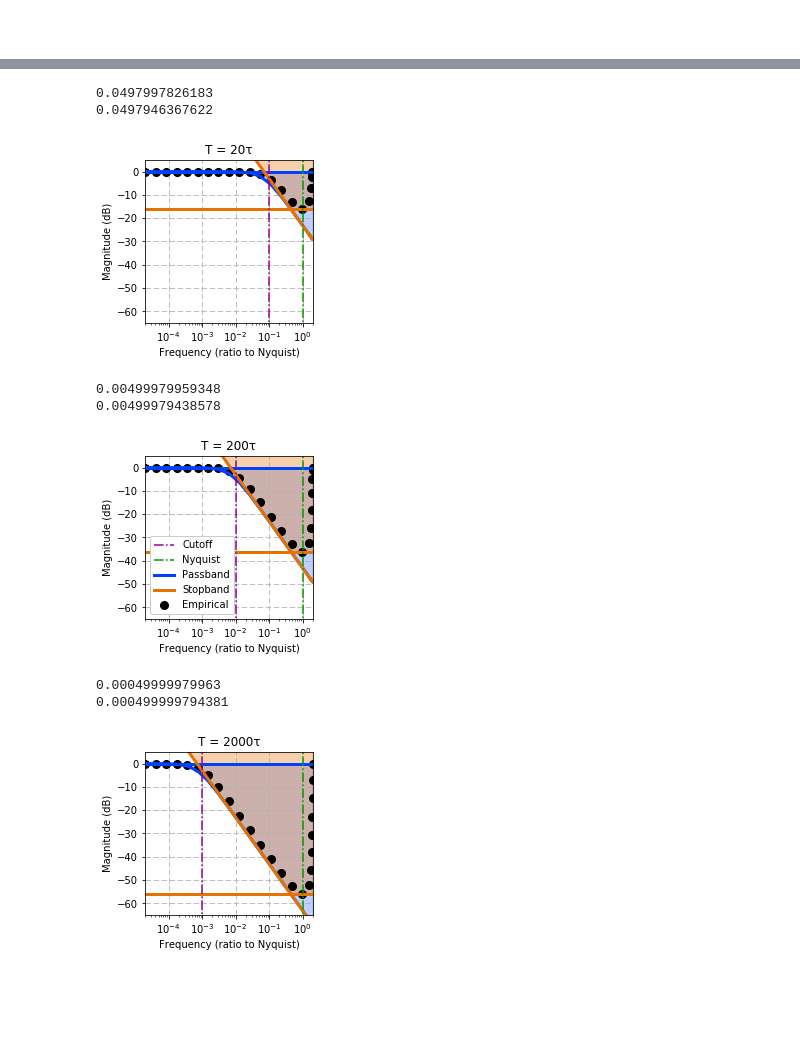
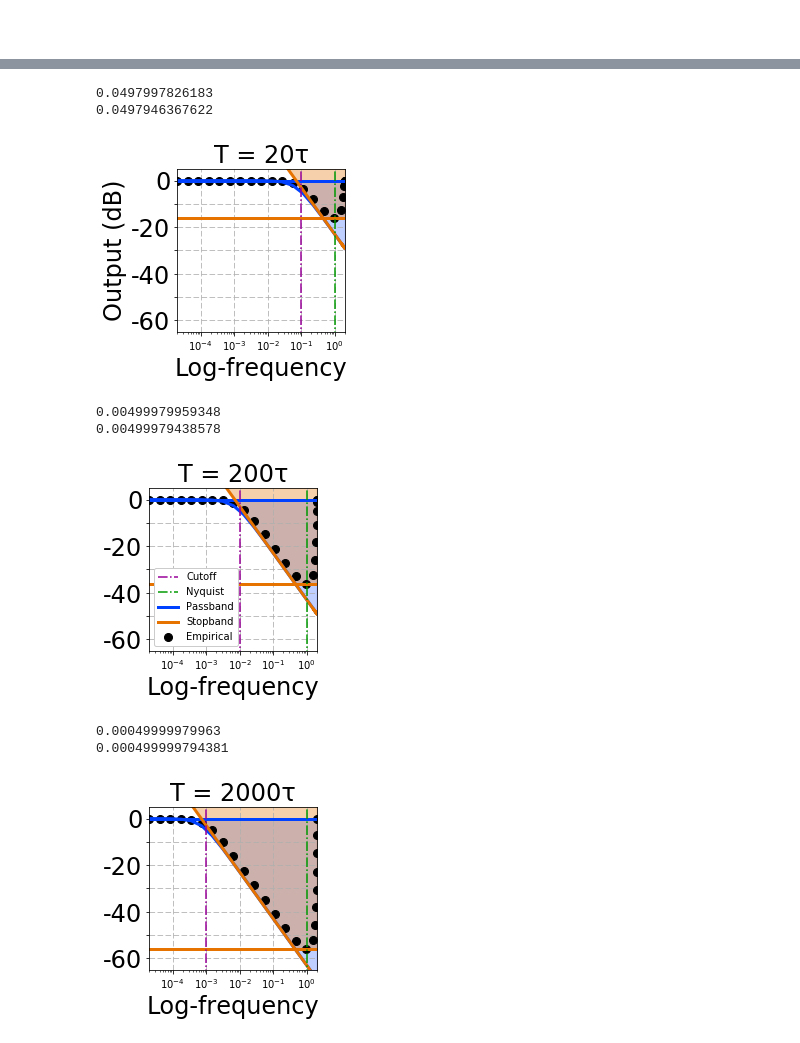
Before and after one commit to BirdVox/lostanlen_spl2018, a Jupyter notebook: pcen_asymptotics.ipynb, the cells around one changed output, grey strips where cells are left out. Cells and saved outputs as stored; diff of their text form; code cells hidden in the pictures; blank space fills up the shorter version.

```diff
--- a/pcen_asymptotics.ipynb
+++ b/pcen_asymptotics.ipynb
@@ -175,23 +179,27 @@ for gain in [0.1, 0.5, 1.0]:
 
     fig.axes[0].grid(linestyle='--')
 
-    plt.xlabel("Compressor input (dB)")
-    plt.ylabel("Compressor output (dB)")
+    plt.xlabel("Input (dB)", fontsize=24)
+
+    if gain == 0.1:
+        plt.ylabel("Output (dB)", fontsize=24)
 
     plt.xlim([-20, 20])
     plt.xticks([-20, -10, 0, 10, 20])
-    plt.ylim([-25, 15])
-    plt.yticks([-20, -10, 0, 10])
+    plt.gca().set_xticklabels(["-20", "", "0", "", "20"], fontsize=24)
+    plt.ylim([-25, 25])
+    plt.yticks([-20, -10, 0, 10, 20])
+    plt.gca().set_yticklabels(["-20", "", "0", "", "20"], fontsize=24)
 
-    plt.title("α = " + str(gain))
+    plt.title("α = " + str(gain), fontsize=24)
 
     legend_threshold = plt.plot([0, 0], [-1e6, 1e6], '-.',
         color='#990099', label='Threshold')
 
-    if gain == 0.5:
+    if gain == 1.0:
         leg = plt.legend(handles=[
             legend_threshold[0], legend_linear,
-            legend_compressive, legend_empirical])
+            legend_compressive, legend_empirical], fontsize=11)
         leg.get_frame().set_alpha(1)
 
     plt.show()
@@ -269,38 +277,44 @@ for T in Ts:
         color='#990099', label='Cutoff')
 
     legend_nyquist = plt.plot([1.0, 1.0], [-1e6, 1e6], '-.',
         color='#009900', label='Nyquist')
 
     if T == 200:
         leg = plt.legend(handles=[
             legend_cutoff[0], legend_nyquist[0],
             legend_passband, legend_stopband,
             legend_empirical[0]])
         leg.get_frame().set_alpha(1)
 
 
     fig.axes[0].grid(linestyle='--')
 
     plt.xlim([np.max(ω/ωref)*1e-5, np.max(ω/ωref)])
     plt.ylim([-65, 5])
     plt.yticks([-60, -50, -40, -30, -20, -10, 0])
+    plt.gca().set_yticklabels(
+        ["-60", "", "-40", "", "-20", "", "0"], fontsize=24)
 
-    plt.xlabel("Frequency (ratio to Nyquist)")
-    plt.ylabel("Magnitude (dB)")
+    plt.xlabel("Log-frequency", fontsize=24)
+    #plt.gca().set_xticklabels(
+    #    ["-4", "-3", "-2", "-1", "0"], fontsize=24)
 
-    plt.title("T = " + str(T) + "τ")
+    if T==20:
+        plt.ylabel("Output (dB)", fontsize=24)
+
+    plt.title("T = " + str(T) + "τ", fontsize=24)
 
     plt.show()
 
     fig.savefig('frequency_response_T={}.png'.format(T),
                 transparent=True, bbox_inches="tight", dpi=1000)
 # %% [output]
 0.0497997826183
 0.0497946367622
-[figure, old version]
+[figure, new version]
 0.00499979959348
 0.00499979438578
-[figure, old version]
+[figure, new version]
 0.00049999979963
 0.000499999794381
-[figure, old version]
+[figure, new version]
```
Also changed, not shown: parts of 3 cells of this notebook, 9 other files.
